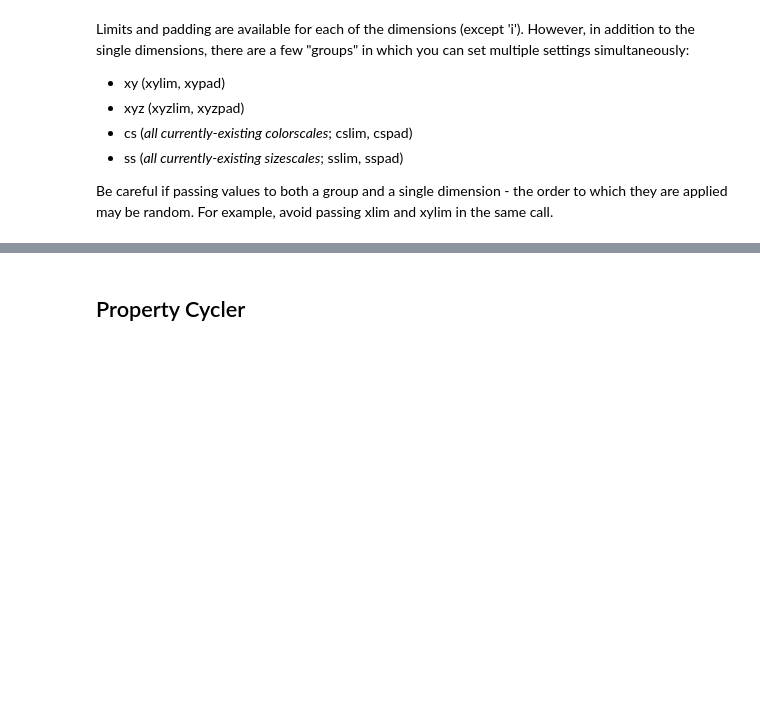
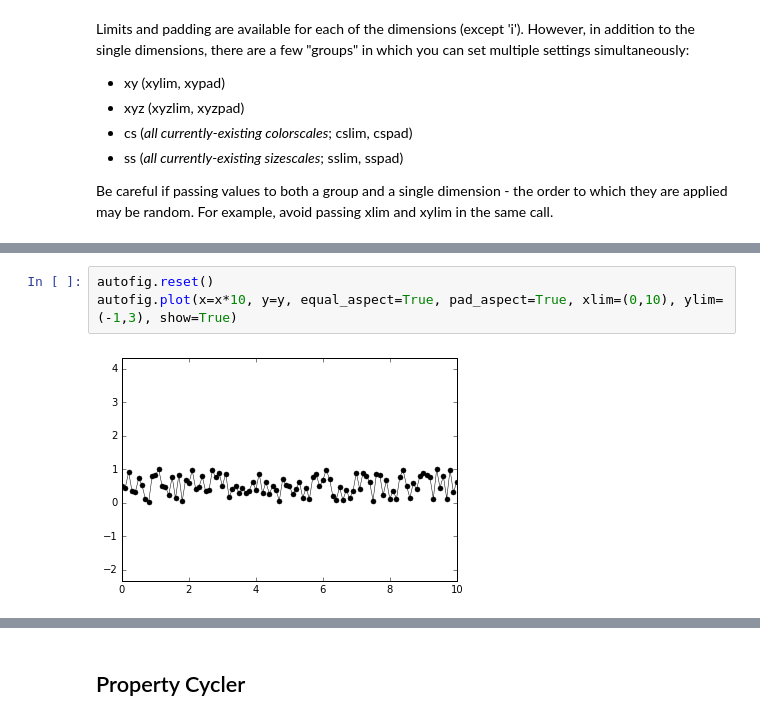
Before and after one commit to kecnry/autofig, a Jupyter notebook: examples/autofig_basics.ipynb, the cells around one changed output, grey strips where cells are left out. Drawn from its saved outputs; the diff is of its cells as text; blank space fills up the shorter version.

```diff
--- a/examples/autofig_basics.ipynb
+++ b/examples/autofig_basics.ipynb
@@ -210,0 +232,5 @@ autofig.plot(x=x, y=y+2, c=3*c, clabel='other thing', cmap='cool', cslim=(0,3),
+# %%
+autofig.reset()
+autofig.plot(x=x*10, y=y, equal_aspect=True, pad_aspect=True, xlim=(0,10), ylim=(-1,3), show=True)
+# %% [output]
+[figure, added]
```
Also changed, not shown: parts of 24 cells of this notebook, 1 other file.
